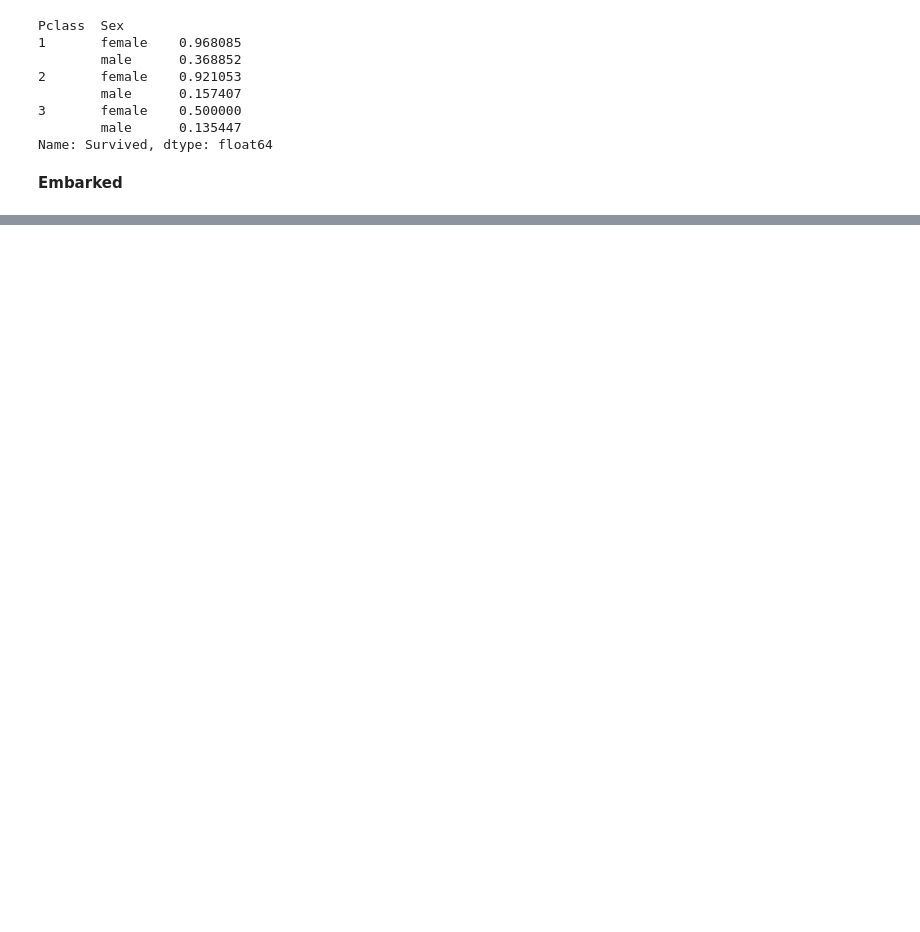
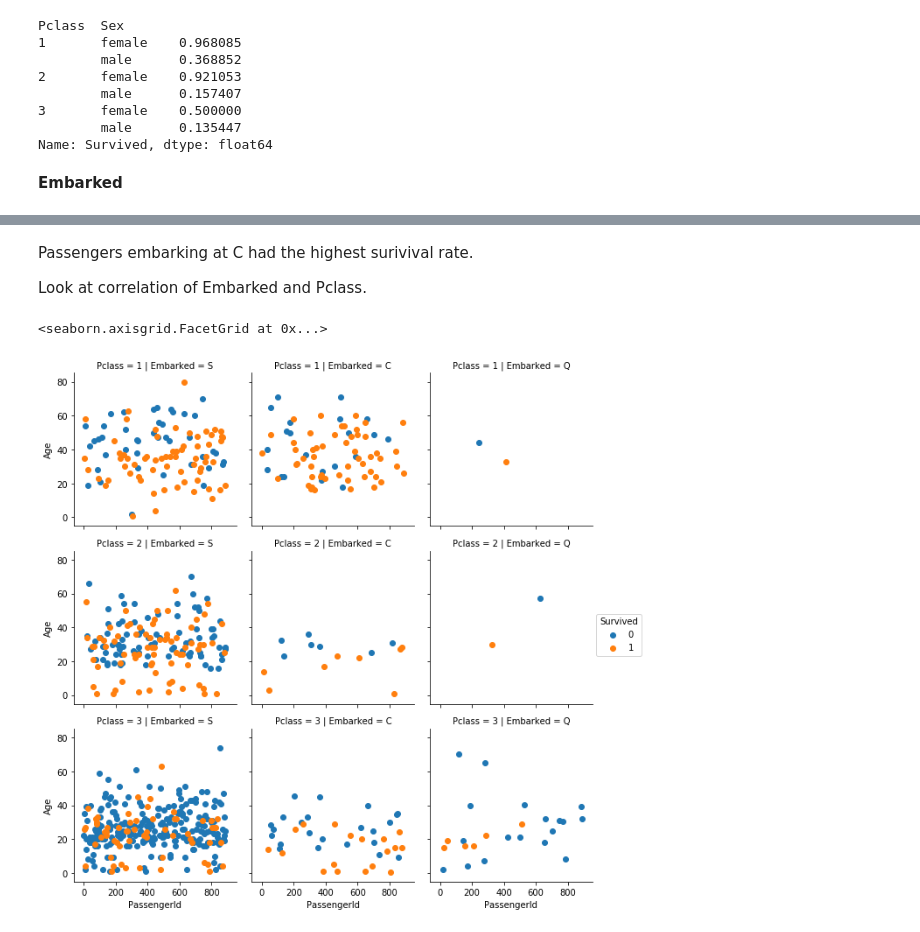
Before and after one commit to Ecboxer/Titanic, a Jupyter notebook: Explore.ipynb, the cells around one changed output, grey strips where cells are left out. Cells and saved outputs as stored; diff of their text form; code cells hidden in the pictures; blank space fills up the shorter version.

```diff
--- a/Explore.ipynb
+++ b/Explore.ipynb
@@ -171,0 +180,11 @@ g.add_legend()
+# %% [markdown]
+Passengers embarking at C had the highest surivival rate.
+
+Look at correlation of Embarked and Pclass.
+# %%
+g = sns.FacetGrid(df_train, row='Pclass', col='Embarked', hue='Survived')
+g = g.map(plt.scatter, 'PassengerId', 'Age')
+g.add_legend()
+# %% [output]
+<seaborn.axisgrid.FacetGrid at 0x...>
+[figure, added]
```
Also changed, not shown: parts of 12 cells of this notebook.
